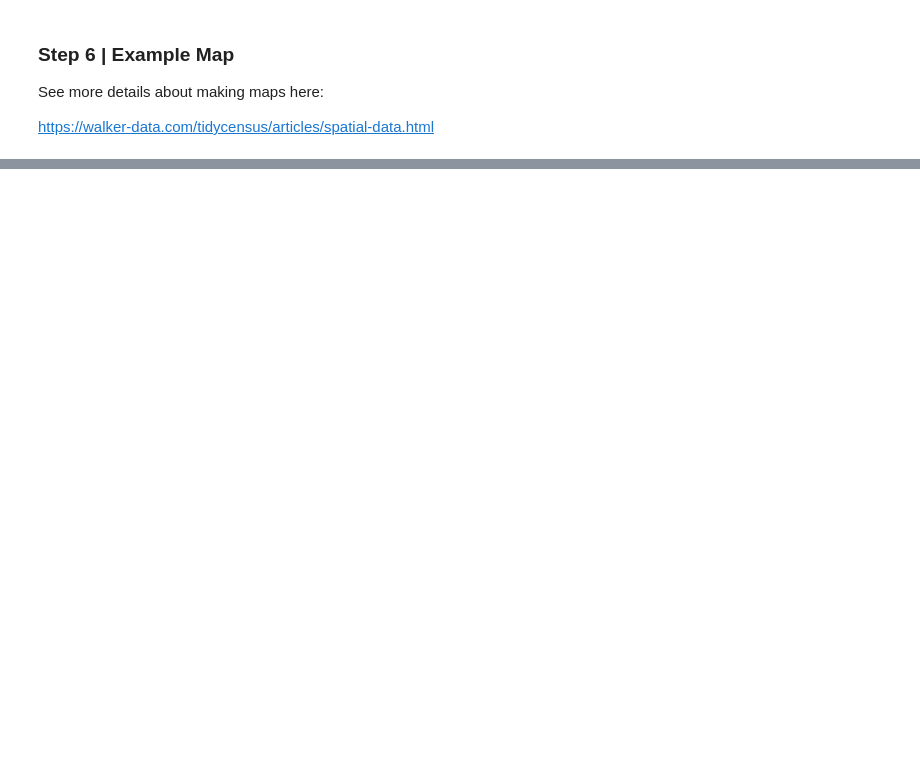
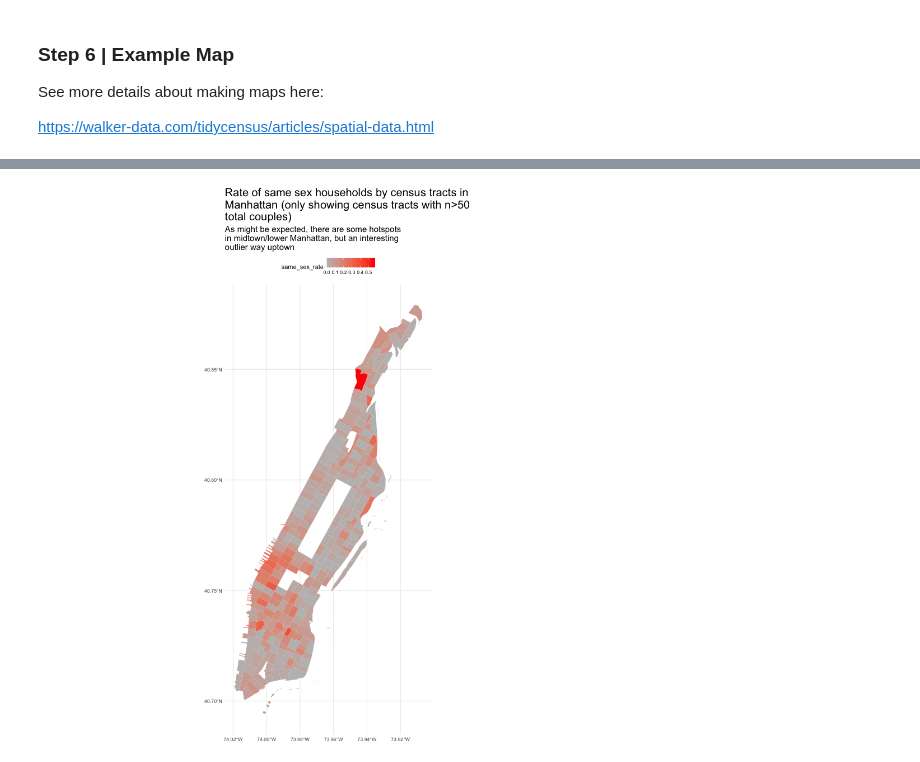
Before and after one commit to data4news/census-data-hgorledeenn, a Jupyter notebook: your-question.ipynb, the cells around one changed output, grey strips where cells are left out. Saved outputs shown, nothing was run; the diff lists cells and outputs as text; code cells hidden in the pictures; blank space fills up the shorter version.

```diff
--- a/your-question.ipynb
+++ b/your-question.ipynb
@@ -279,0 +338,22 @@ nyc_census_data %>%
+# %%
+%%R -w 1000 -h 1000
+
+nyc_census_data_smaller %>%
+  filter(borough == "New York County") %>%
+  ggplot(aes(fill = same_sex_rate)) +
+  geom_sf(color = NA) +
+  scale_fill_gradient(low="gray", high="red") +
+  theme_minimal() +
+  labs(
+    title = str_wrap("Rate of same sex households by census tracts in Manhattan (only showing census tracts with n>50 total couples)", 50),
+    subtitle = str_wrap("As might be expected, there are some hotspots in midtown/lower Manhattan, but an interesting outlier way uptown", 50)
+  ) +
+  theme(
+    #make title and subitle bigger
+    plot.title = element_text(size = 20),
+    plot.subtitle = element_text(size = 15),
+    # move legend to top
+    legend.position = "top"
+  )
+# %% [output]
+[figure, added]
```
Also changed, not shown: parts of 6 cells of this notebook.
